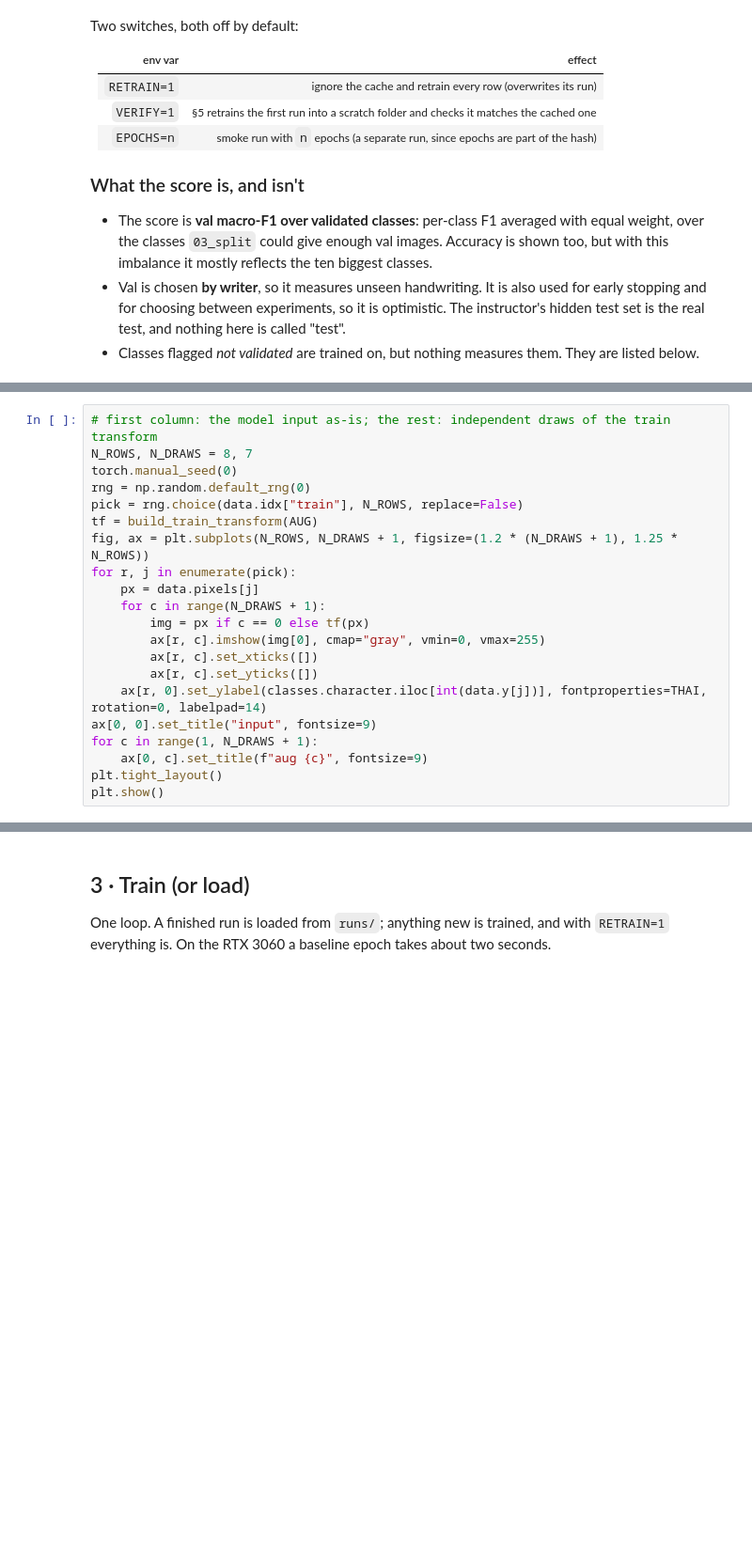
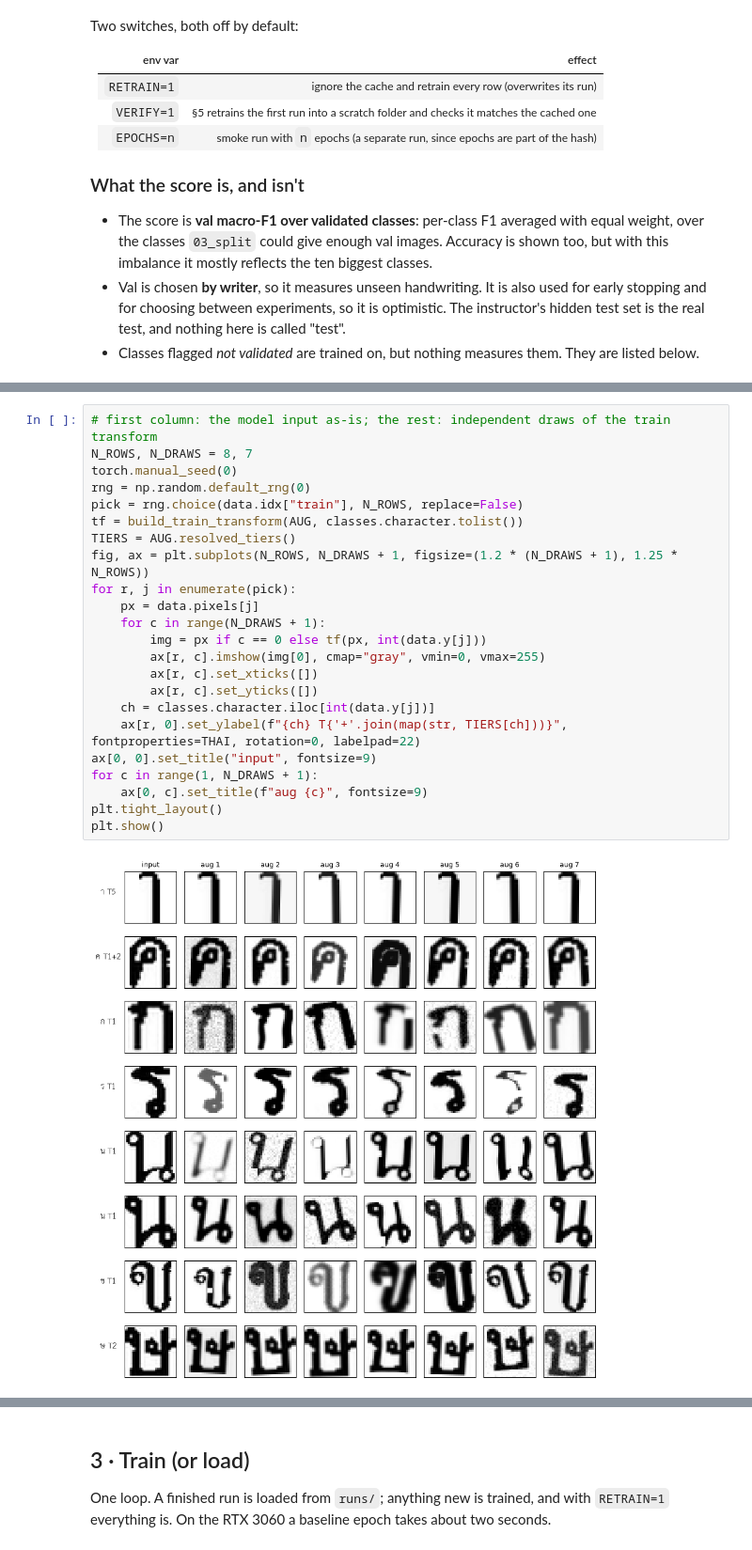
Before and after one commit to lemasc/thai-char-cnn, a Jupyter notebook: notebooks/04_train.ipynb, the cells around one changed output, grey strips where cells are left out. Shown at 94% size. Drawn from its saved outputs; the diff is of its cells as text; blank space fills up the shorter version.

```diff
--- a/notebooks/04_train.ipynb
+++ b/notebooks/04_train.ipynb
@@ -98,24 +100,28 @@ weak (val<5) : 189 ฝ, 207 ฯ, 225 แ, 234 ๊, 248 ๘
 # %%
 # first column: the model input as-is; the rest: independent draws of the train transform
 N_ROWS, N_DRAWS = 8, 7
 torch.manual_seed(0)
 rng = np.random.default_rng(0)
 pick = rng.choice(data.idx["train"], N_ROWS, replace=False)
-tf = build_train_transform(AUG)
+tf = build_train_transform(AUG, classes.character.tolist())
+TIERS = AUG.resolved_tiers()
 fig, ax = plt.subplots(N_ROWS, N_DRAWS + 1, figsize=(1.2 * (N_DRAWS + 1), 1.25 * N_ROWS))
 for r, j in enumerate(pick):
     px = data.pixels[j]
     for c in range(N_DRAWS + 1):
-        img = px if c == 0 else tf(px)
+        img = px if c == 0 else tf(px, int(data.y[j]))
         ax[r, c].imshow(img[0], cmap="gray", vmin=0, vmax=255)
         ax[r, c].set_xticks([])
         ax[r, c].set_yticks([])
-    ax[r, 0].set_ylabel(classes.character.iloc[int(data.y[j])], fontproperties=THAI, rotation=0, labelpad=14)
+    ch = classes.character.iloc[int(data.y[j])]
+    ax[r, 0].set_ylabel(f"{ch} T{'+'.join(map(str, TIERS[ch]))}", fontproperties=THAI, rotation=0, labelpad=22)
 ax[0, 0].set_title("input", fontsize=9)
 for c in range(1, N_DRAWS + 1):
     ax[0, c].set_title(f"aug {c}", fontsize=9)
 plt.tight_layout()
 plt.show()
+# %% [output]
+[figure, added]
 # %% [markdown]
 ## 2 · Experiment table
 
```
Also changed, not shown: parts of 10 cells of this notebook, 9 other files.
